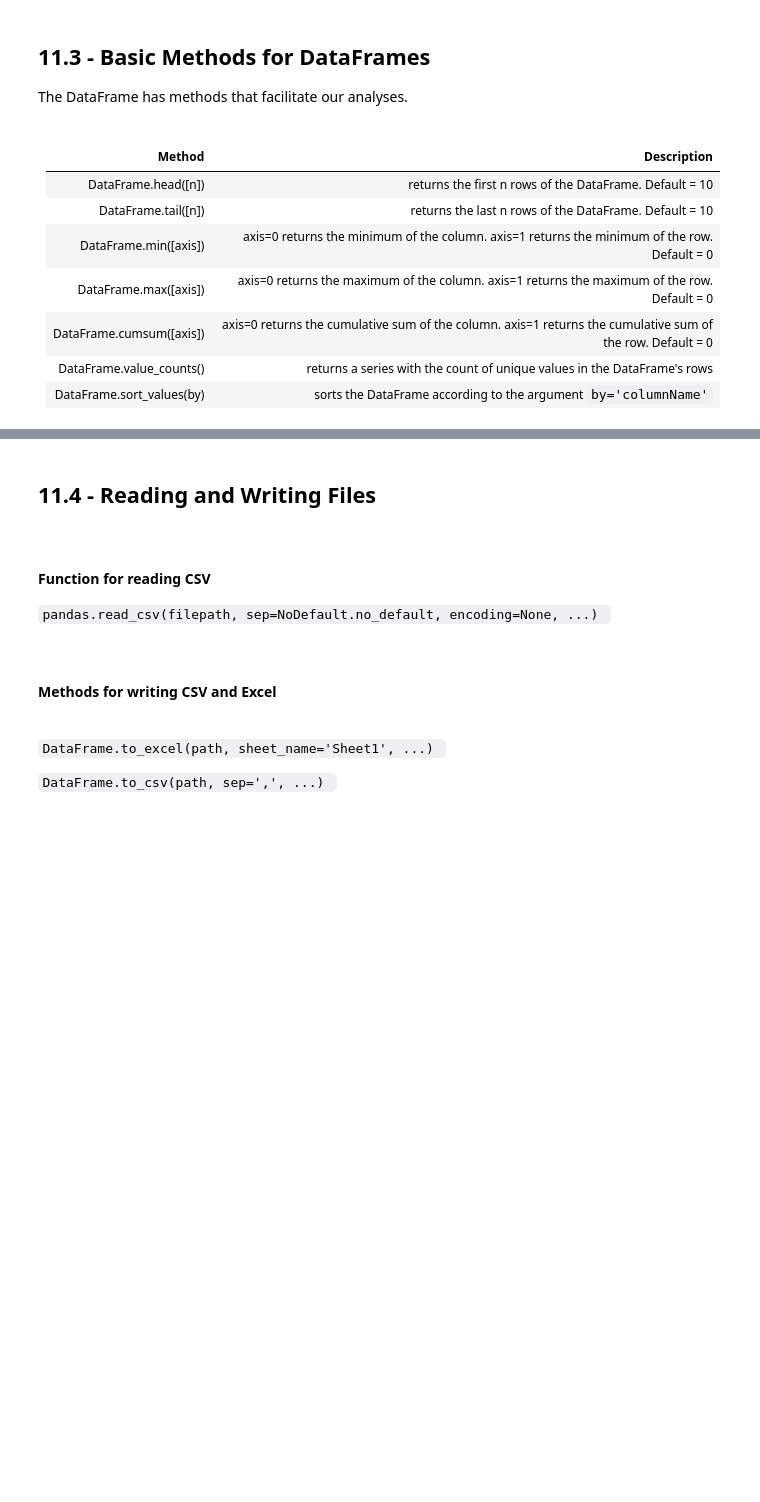
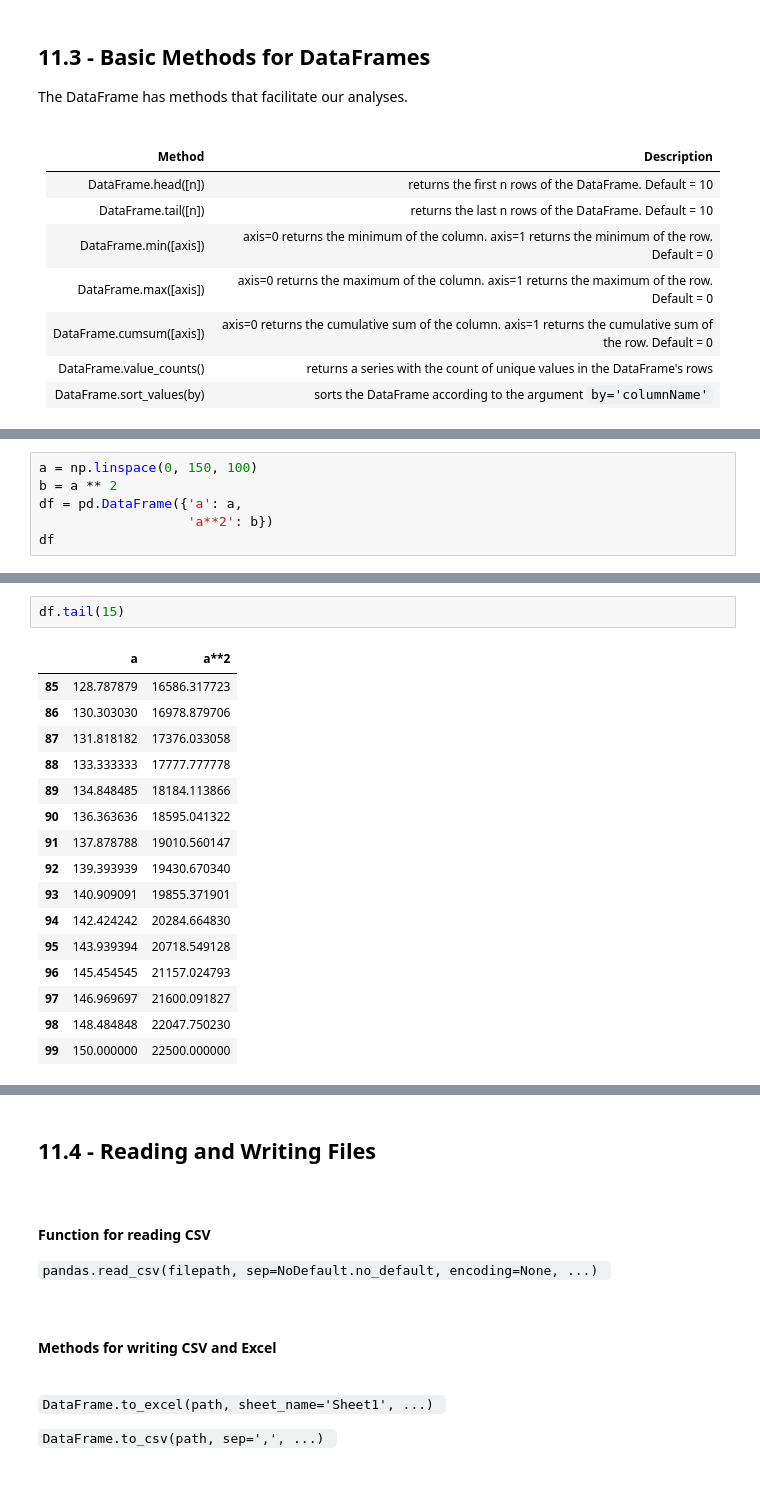
Before and after one commit to rafaelpsilva07/python-for-engineers-and-scientists, a Jupyter notebook: lessons/m2 - Section 11 - Pandas.ipynb, the cells around one changed output, grey strips where cells are left out. Saved outputs shown, nothing was run; the diff lists cells and outputs as text; blank space fills up the shorter version.

```diff
--- a/lessons/m2 - Section 11 - Pandas.ipynb
+++ b/lessons/m2 - Section 11 - Pandas.ipynb
@@ -241,0 +245,6 @@ The DataFrame has methods that facilitate our analyses.
+# %%
+a = np.linspace(0, 150, 100)
+b = a ** 2
+df = pd.DataFrame({'a': a,
+                   'a**2': b})
+df
@@ -241,0 +265,19 @@ The DataFrame has methods that facilitate our analyses.
+# %%
+df.tail(15)
+# %% [output]
+|  | a | a**2 |
+| 85 | 128.787879 | 16586.317723 |
+| 86 | 130.303030 | 16978.879706 |
+| 87 | 131.818182 | 17376.033058 |
+| 88 | 133.333333 | 17777.777778 |
+| 89 | 134.848485 | 18184.113866 |
+| 90 | 136.363636 | 18595.041322 |
+| 91 | 137.878788 | 19010.560147 |
+| 92 | 139.393939 | 19430.670340 |
+| 93 | 140.909091 | 19855.371901 |
+| 94 | 142.424242 | 20284.664830 |
+| 95 | 143.939394 | 20718.549128 |
+| 96 | 145.454545 | 21157.024793 |
+| 97 | 146.969697 | 21600.091827 |
+| 98 | 148.484848 | 22047.750230 |
+| 99 | 150.000000 | 22500.000000 |
```
Also changed, not shown: parts of 14 cells of this notebook.
